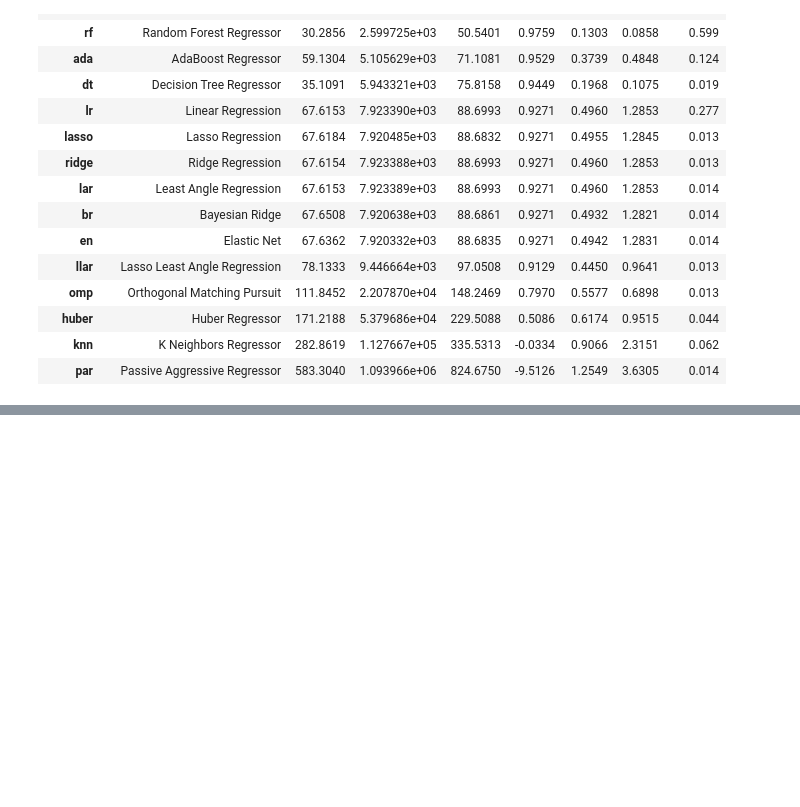
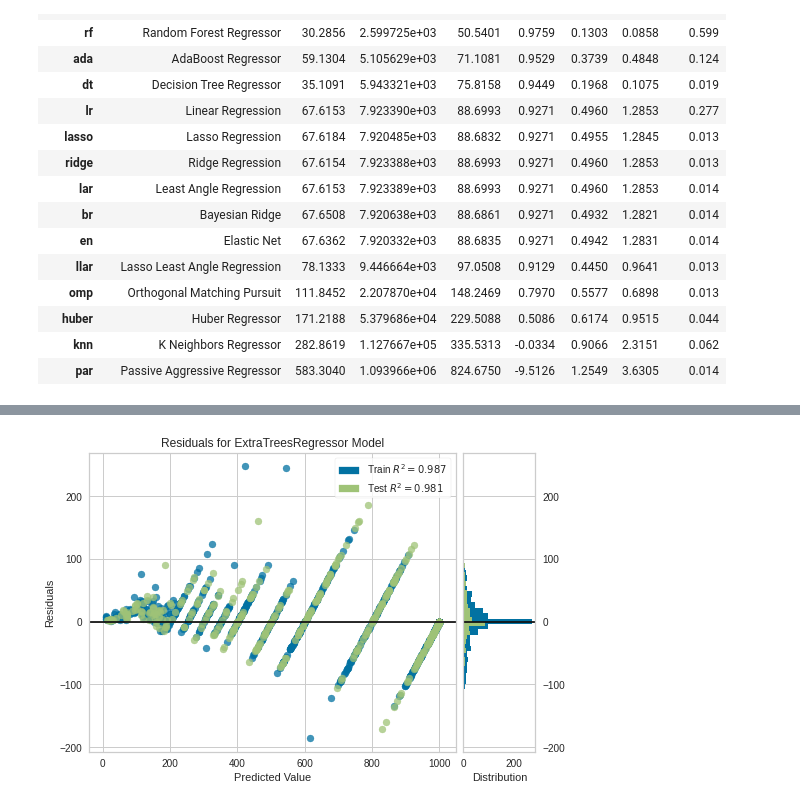
Before and after one commit to yamenka/UniRank_2021, a Jupyter notebook: uniRankYamen.ipynb, the cells around one changed output, grey strips where cells are left out. Cells and saved outputs as stored; diff of their text form; code cells hidden in the pictures; blank space fills up the shorter version.

```diff
--- a/uniRankYamen.ipynb
+++ b/uniRankYamen.ipynb
@@ -127,3 +127,5 @@ best = compare_models()
 | huber | Huber Regressor | 171.2188 | 5.379686e+04 | 229.5088 | 0.5086 | 0.6174 | 0.9515 | 0.044 |
 | knn | K Neighbors Regressor | 282.8619 | 1.127667e+05 | 335.5313 | -0.0334 | 0.9066 | 2.3151 | 0.062 |
 | par | Passive Aggressive Regressor | 583.3040 | 1.093966e+06 | 824.6750 | -9.5126 | 1.2549 | 3.6305 | 0.014 |
+# %%
+et = create_model('et')
@@ -129,0 +146,2 @@ best = compare_models()
+# %%
+tuned_dt = tune_model(et)
@@ -129,0 +172,4 @@ best = compare_models()
+# %%
+plot_model(tuned_dt,plot = 'residuals')
+# %% [output]
+[figure, added]
```
Also changed, not shown: parts of 12 cells of this notebook.
